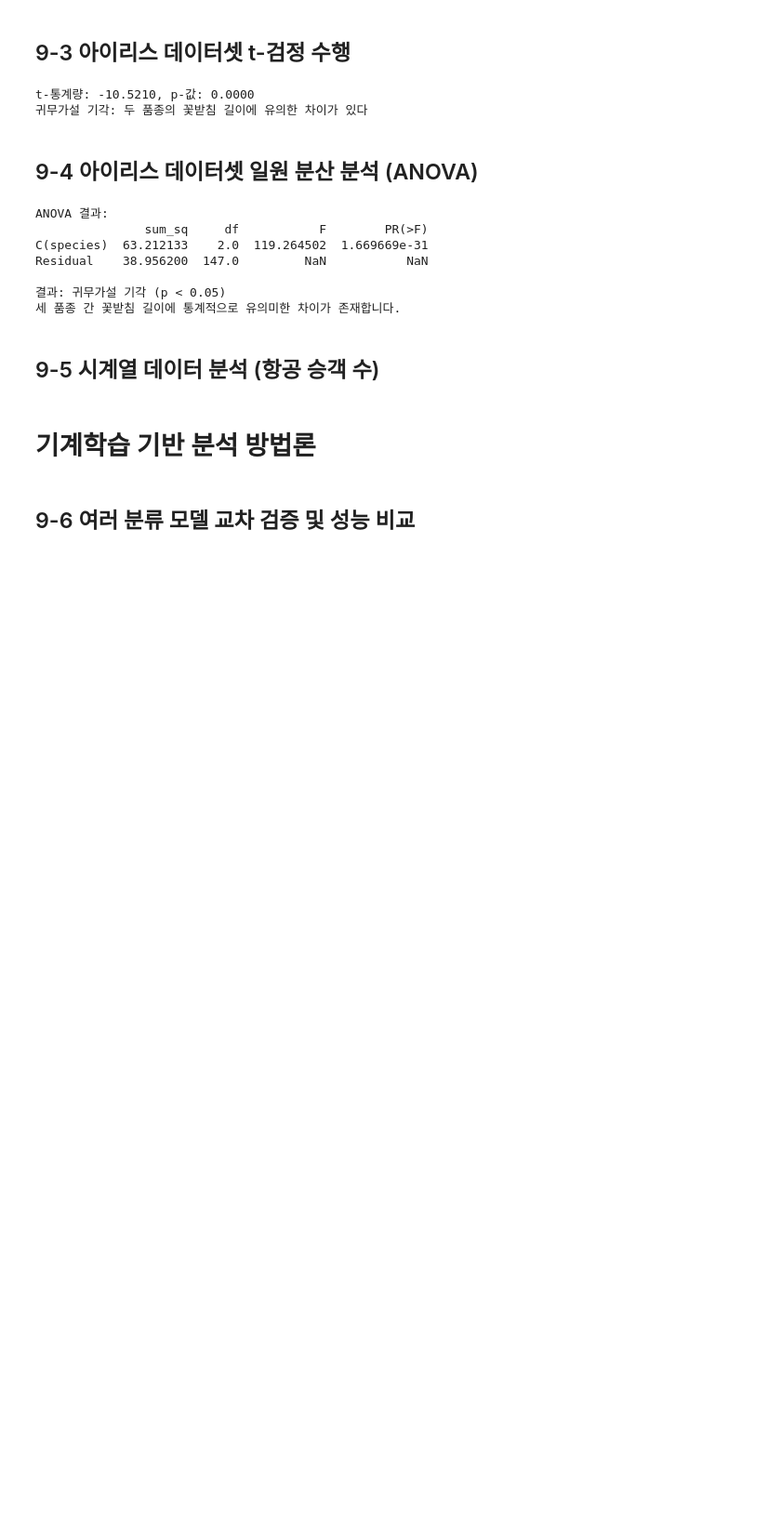
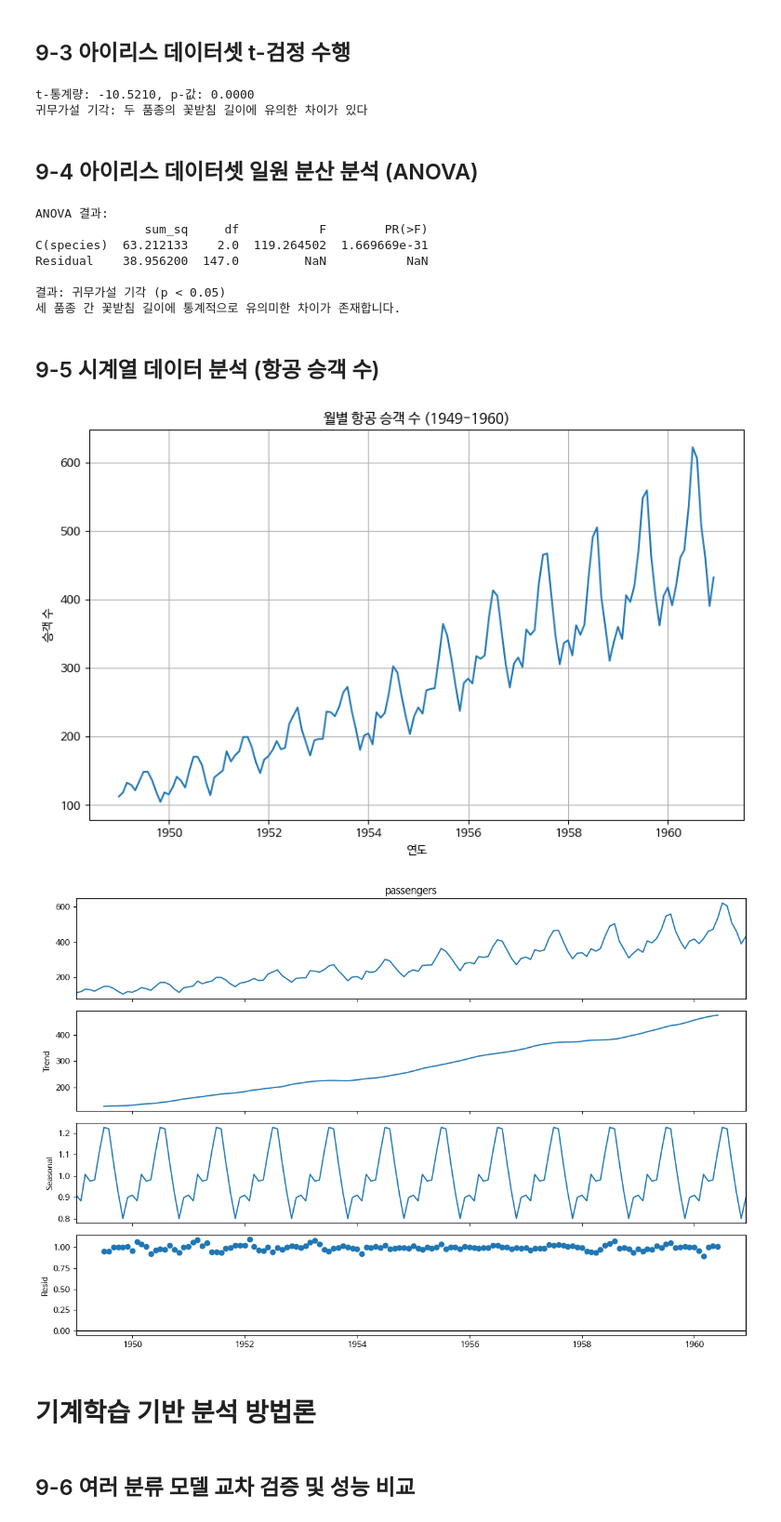
Before and after one commit to MinjiKim04/Data-Analysis-with-Open-Source, a Jupyter notebook: 오픈소스_데이터_분석_9강.ipynb, the cells around one changed output. Shown at 93% size. Drawn from its saved outputs; the diff is of its cells as text; code cells hidden in the pictures; blank space fills up the shorter version.

```diff
--- a/오픈소스_데이터_분석_9강.ipynb
+++ b/오픈소스_데이터_분석_9강.ipynb
@@ -185,33 +185,37 @@ import seaborn as sns
 import matplotlib.pyplot as plt
 from statsmodels.tsa.seasonal import seasonal_decompose # 시계열 분석 관련 다양한 기능, seasonal_decompose : 주기적 패턴 분석
 
 ## seaborn에서 flights 데이터셋 로드
 flights = sns.load_dataset('flights')
 
 ## 날짜 형식 변환 및 인덱스 설정
 ## 'year'와 'month' 컬럼을 이용하여 'date' 컬럼 생성 후 인덱스로 설정
 flights['date'] = pd.to_datetime(
     flights['year'].astype(str) + '-' +
     flights['month'].astype(str) + '-01'
 )
 flights = flights.set_index('date').sort_index()
 
 ## 시계열 시각화
 plt.figure(figsize=(10, 6))
 plt.plot(flights['passengers'])
 plt.title('월별 항공 승객 수 (1949-1960)')
 plt.xlabel('연도')
 plt.ylabel('승객 수')
 plt.grid(True)
 plt.show()
 
 ## 시계열 분해 (추세, 계절성, 잔차)
 ## 시계열 데이터를 추세(Trend), 계절성(Seasonal), 잔차(Residual)로 분해
+decomposition = seasonal_decompose(flights['passengers'], model='multiplicative',period=12) # 1년간 월별 데이터
 
 fig = decomposition.plot()
 fig.set_size_inches(12, 8)
 plt.tight_layout()
 plt.show()
+# %% [output]
+[figure, added]
+[figure, added]
 # %% [markdown]
 # 기계학습 기반 분석 방법론
 # %% [markdown]
```
Also changed, not shown: parts of 3 cells of this notebook.
